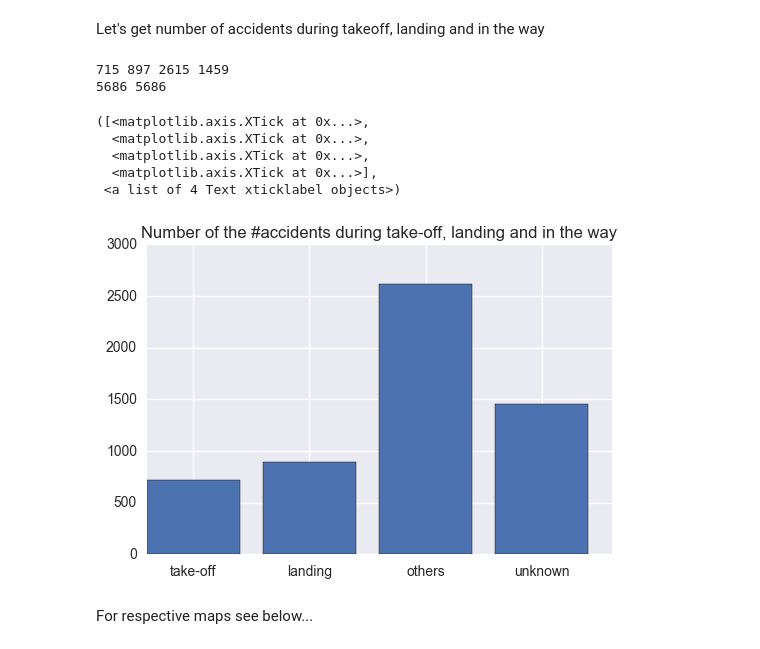
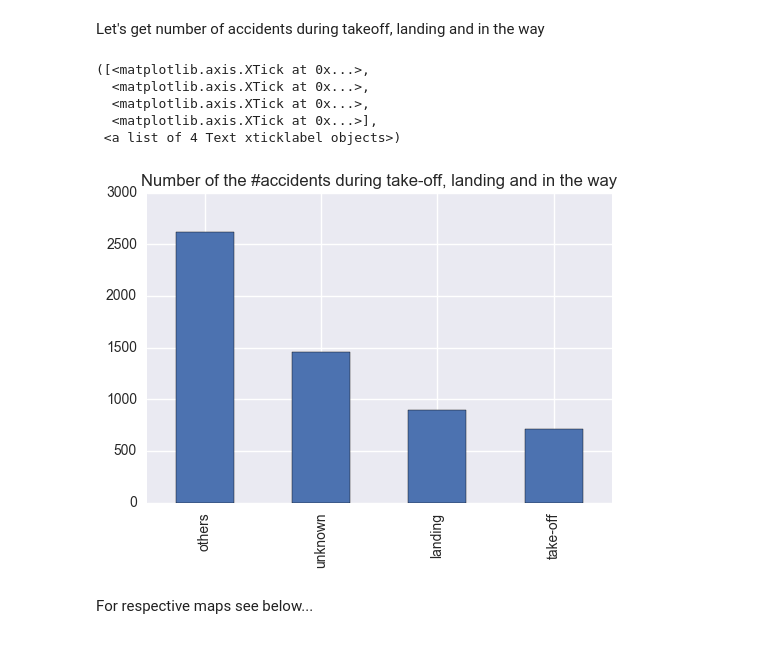
Before and after one commit to DanilBaibak/crash_planes, a Jupyter notebook: planecrashinfo.ipynb, the cells around one changed output. Cells and saved outputs as stored; diff of their text form; code cells hidden in the pictures.

Commit message:
Improved snippet for getting accidents frequency types

```diff
--- a/planecrashinfo.ipynb
+++ b/planecrashinfo.ipynb
@@ -288,38 +288,41 @@ s.plot.barh(title='Top 20 location of the #accidents', figsize=(10, 6))
 # %% [markdown]
 Let's get number of accidents during takeoff, landing and in the way
 # %%
-take_off = 0
-landing = 0
-others = 0
-unknown = 0
+accident_type = ''
+accidents_type = []
 
 # unfortunately data is quite dirty
 for (location, origin, destination) in df[['Location', 'Origin', 'Destination']].values:
     if location is np.NaN or origin is np.NaN or destination is np.NaN:
-        unknown += 1
+        # unknown
+        accident_type = 0
     elif location == origin or location in origin or origin in location:
-        take_off += 1
+        # take-off
+        accident_type = 1
     elif location == destination or location in destination or destination in location:
-        landing += 1
+        # landing
+        accident_type = 2
     else:
-        others += 1
+        # others
+        accident_type = 3
 
-print(take_off, landing, others, unknown)
-print(take_off + landing + others + unknown, df.shape[0])
+    accidents_type.append(accident_type)
-# %% [output]
-715 897 2615 1459
-5686 5686
+# %%
+df['Accident_type'] = accidents_type
 # %%
-plt.bar(range(4), [take_off, landing, others, unknown])
+labels = ['unknown', 'take-off', 'landing', 'others']
+ac_type_frequency = df.Accident_type.value_counts()
+
+ac_type_frequency.plot.bar()
 plt.title('Number of the #accidents during take-off, landing and in the way')
-plt.xticks(np.arange(0.4, 4, 1), ['take-off', 'landing', 'others', 'unknown'])
+plt.xticks(range(4), [labels[key] for key in (ac_type_frequency.keys())])
 # %% [output]
 ([<matplotlib.axis.XTick at 0x...>,
   <matplotlib.axis.XTick at 0x...>,
   <matplotlib.axis.XTick at 0x...>,
   <matplotlib.axis.XTick at 0x...>],
  <a list of 4 Text xticklabel objects>)
-[figure, old version]
+[figure, new version]
 # %% [markdown]
 For respective maps see below...
 # %% [markdown]
```
